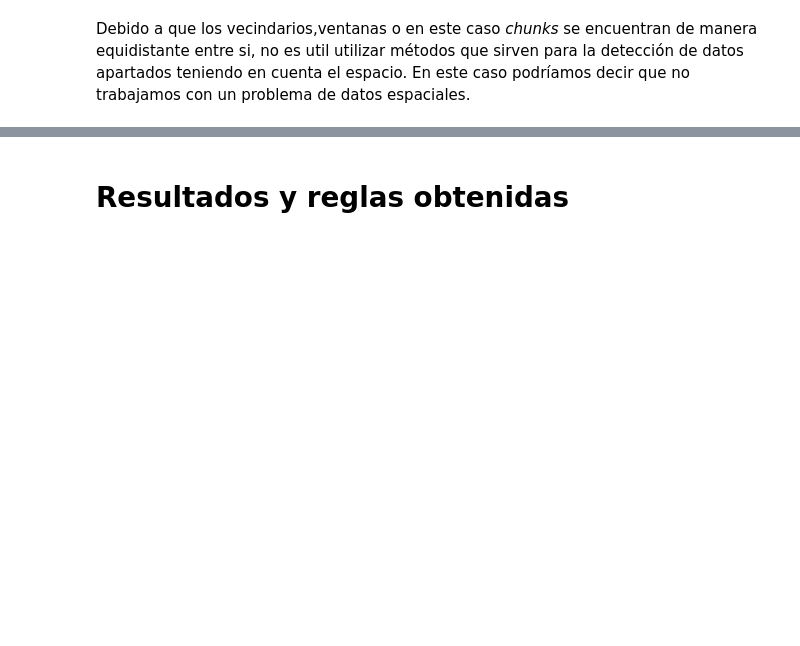
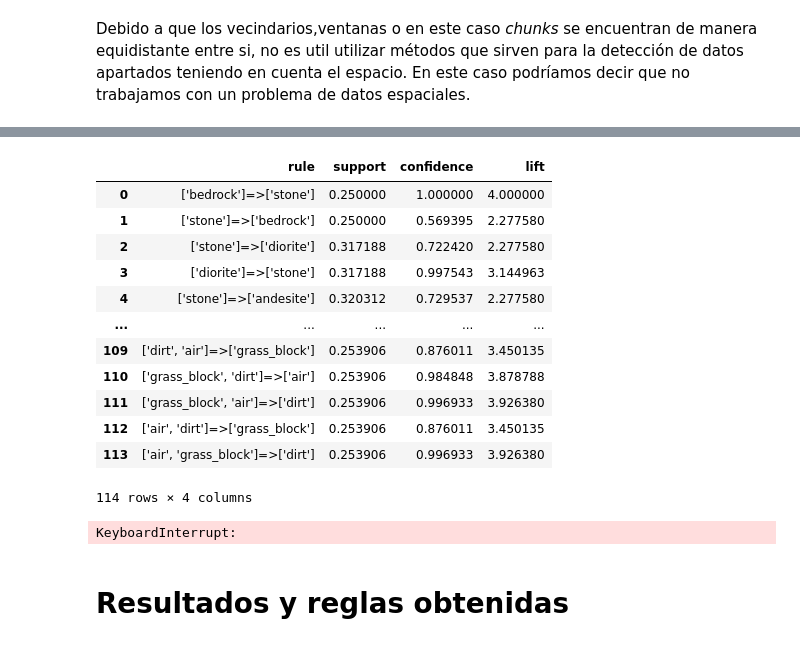
Before and after one commit to MrtC101/spatial-association-rules-mining, a Jupyter notebook: proyecto_final/code/python/Analisis.ipynb, the cells around one changed output, grey strips where cells are left out. Drawn from its saved outputs; the diff is of its cells as text; code cells hidden in the pictures; blank space fills up the shorter version.

```diff
--- a/proyecto_final/code/python/Analisis.ipynb
+++ b/proyecto_final/code/python/Analisis.ipynb
@@ -375,0 +405,27 @@ $supp(S) = \frac{|{T∈D|S⊆T}|}{|D|}$
+# %%
+rules = pd.read_csv("..\\..\\Data\\rules25x10.csv",sep=";");
+rules = rules.drop(rules.columns[0],axis=1);
+#ap.rulesPlot(rules);
+# %% [output]
+|  | rule | support | confidence | lift |
+| 0 | ['bedrock']=>['stone'] | 0.250000 | 1.000000 | 4.000000 |
+| 1 | ['stone']=>['bedrock'] | 0.250000 | 0.569395 | 2.277580 |
+| 2 | ['stone']=>['diorite'] | 0.317188 | 0.722420 | 2.277580 |
+| 3 | ['diorite']=>['stone'] | 0.317188 | 0.997543 | 3.144963 |
+| 4 | ['stone']=>['andesite'] | 0.320312 | 0.729537 | 2.277580 |
+| ... | ... | ... | ... | ... |
+| 109 | ['dirt', 'air']=>['grass_block'] | 0.253906 | 0.876011 | 3.450135 |
+| 110 | ['grass_block', 'dirt']=>['air'] | 0.253906 | 0.984848 | 3.878788 |
+| 111 | ['grass_block', 'air']=>['dirt'] | 0.253906 | 0.996933 | 3.926380 |
+| 112 | ['air', 'dirt']=>['grass_block'] | 0.253906 | 0.876011 | 3.450135 |
+| 113 | ['air', 'grass_block']=>['dirt'] | 0.253906 | 0.996933 | 3.926380 |
+114 rows × 4 columns
+# %%
+from preprocess import Preprocess
+atts  = df.Tag.unique().tolist();
+#intratable
+transactions : pd.DataFrame = Preprocess.customWindowModel(atts,df);
+print(transactions)
+transactions.to_csv("..\\..\\Data\\transactionsCustom.csv",sep=";");
+# %% [output]
+KeyboardInterrupt:
```
Also changed, not shown: parts of 12 cells of this notebook, 4 other files.
